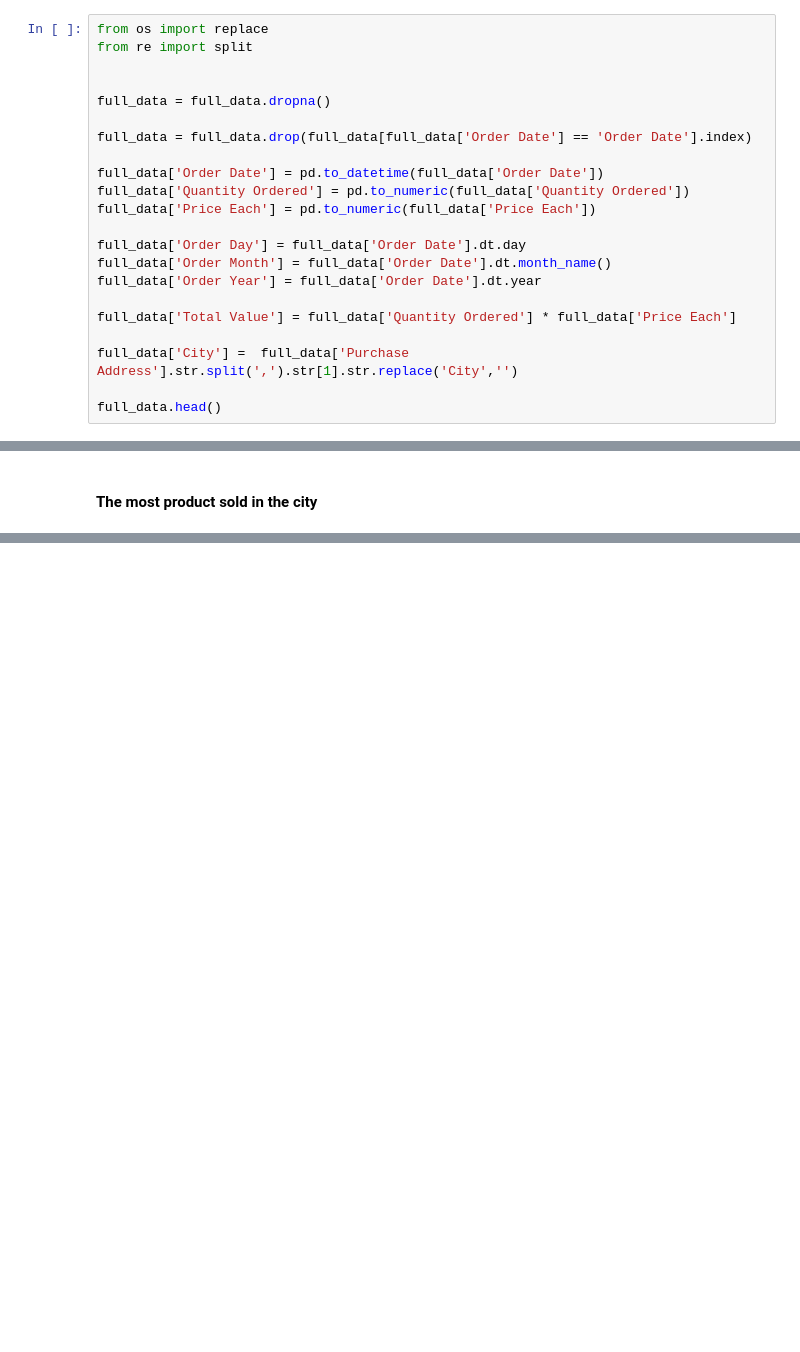
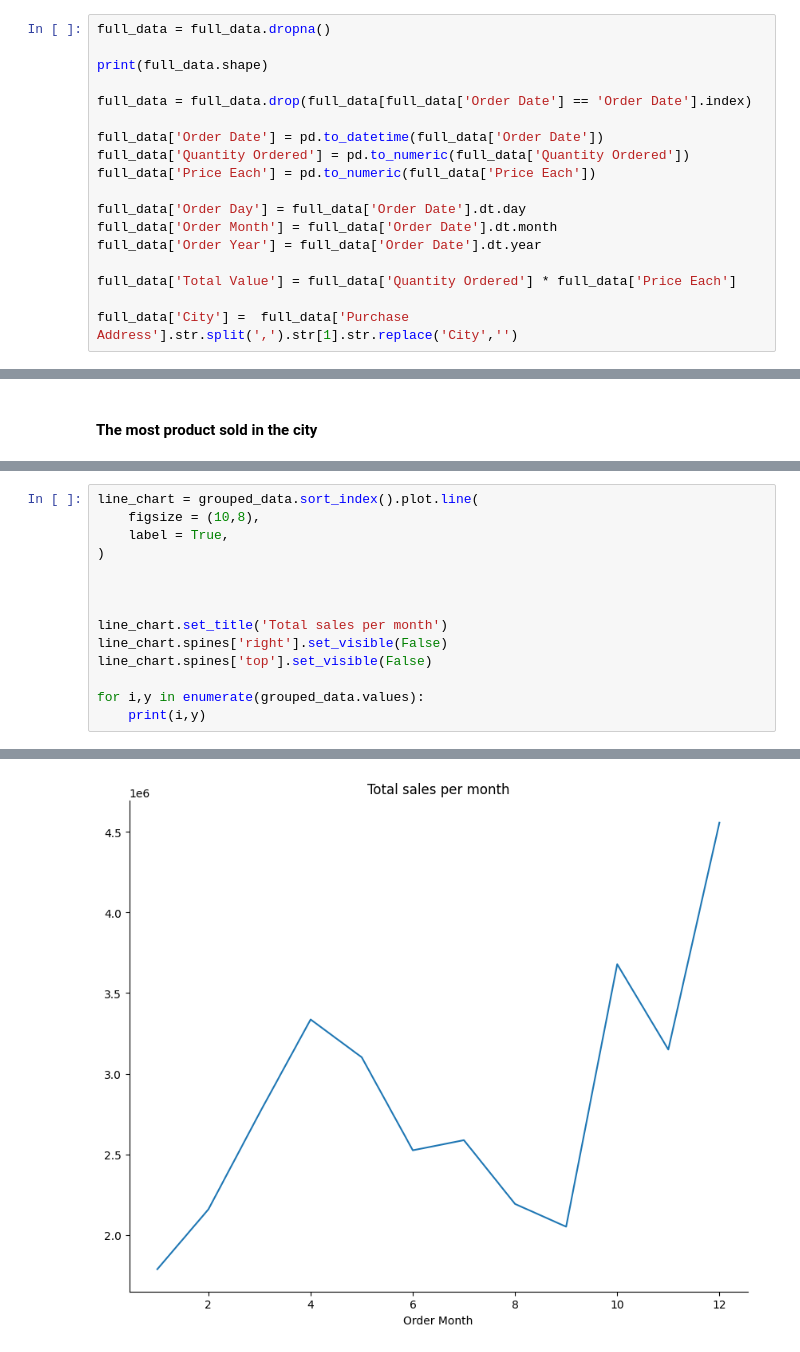
Before and after one commit to Zywiol/sales-project, a Jupyter notebook: main.ipynb, the cells around one changed output, grey strips where cells are left out. Drawn from its saved outputs; the diff is of its cells as text; blank space fills up the shorter version.

Commit message:
Charts

```diff
--- a/main.ipynb
+++ b/main.ipynb
@@ -18,11 +19,9 @@ Order Date          0.291678
 Purchase Address    0.291678
 dtype: float64
 # %%
-from os import replace
-from re import split
+full_data = full_data.dropna()
 
-
-full_data = full_data.dropna()
+print(full_data.shape)
 
 full_data = full_data.drop(full_data[full_data['Order Date'] == 'Order Date'].index)
 
@@ -31,12 +30,10 @@ full_data['Quantity Ordered'] = pd.to_numeric(full_data['Quantity Ordered'])
 full_data['Price Each'] = pd.to_numeric(full_data['Price Each'])
 
 full_data['Order Day'] = full_data['Order Date'].dt.day
-full_data['Order Month'] = full_data['Order Date'].dt.month_name()
+full_data['Order Month'] = full_data['Order Date'].dt.month
 full_data['Order Year'] = full_data['Order Date'].dt.year
 
 full_data['Total Value'] = full_data['Quantity Ordered'] * full_data['Price Each']
 
 full_data['City'] =  full_data['Purchase Address'].str.split(',').str[1].str.replace('City','')
-
-full_data.head()
 # %% [output]
@@ -62,0 +114,15 @@ The best month in 2019 was December and we earned 4,557,905.42
+# %%
+line_chart = grouped_data.sort_index().plot.line(
+    figsize = (10,8),
+    label = True,
+)
+
+
+
+line_chart.set_title('Total sales per month')
+line_chart.spines['right'].set_visible(False)
+line_chart.spines['top'].set_visible(False)
+
+for i,y in enumerate(grouped_data.values):
+    print(i,y)
+# %% [output]
@@ -62,0 +141 @@ The best month in 2019 was December and we earned 4,557,905.42
+[figure, added]
```
Also changed, not shown: parts of 8 cells of this notebook.
